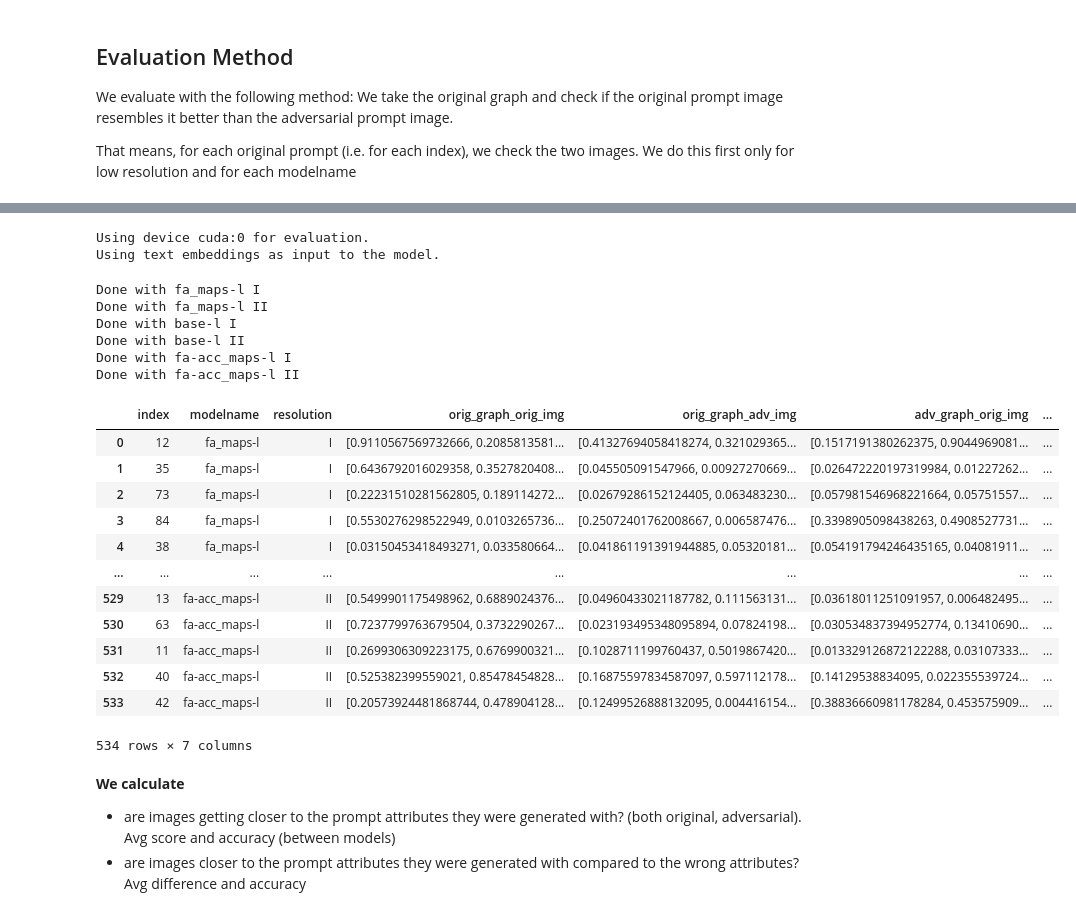
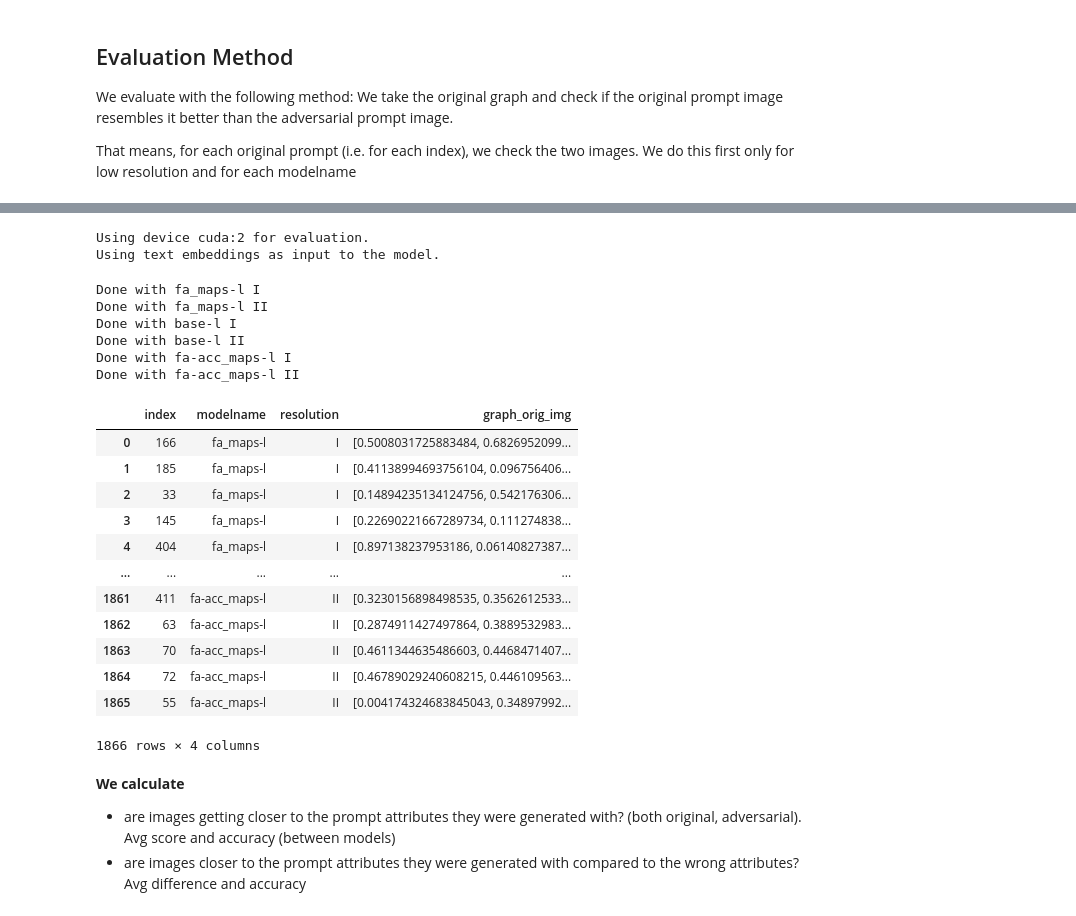
Before and after one commit to roberthoenig/GraphCLIP, a Jupyter notebook: notebooks/evaluate_stablediffusion_images.ipynb, the cells around one changed output, grey strips where cells are left out. Drawn from its saved outputs; the diff is of its cells as text; code cells hidden in the pictures.

```diff
--- a/notebooks/evaluate_stablediffusion_images.ipynb
+++ b/notebooks/evaluate_stablediffusion_images.ipynb
@@ -7,5 +7,6 @@ import os
 import pandas as pd
 import relational_image_generation_evaluation as rige
 ROOT_PATH = os.path.join(os.getcwd(), '..')
-EVALUATION_PATH = os.path.join(ROOT_PATH, 'datasets', 'evaluations')
+EVALUATION_PATH = os.path.join(ROOT_PATH, 'datasets', 'evaluations', 'CC-500')
 TO_EVALUATE = ['fa_maps-l', 'base-l', 'fa-acc_maps-l']
+CC500 = True
@@ -41,15 +73,44 @@ def get_stablediffusion_images(image_folder_path, modelname):
         })
     print(len(images))
     return images
+def get_stablediffusion_images_cc500(image_folder_path, modelname):
+    images = []
+    for image_path in os.listdir(image_folder_path):
+        if not image_path.endswith('.png'):
+            continue
+        # the image name has the form: index_seed_I/II.png. We extract the index, seed and I/II
+        index = int(image_path.split('_')[0])
+        if index not in index_to_graph_dict:
+            continue
+        seed = image_path.split('_')[1]
+        resolution = image_path.split('_')[2].split('.')[0]
+        image_path = os.path.join(image_folder_path, image_path)
+        # add the image to the dataframe
+        images.append({
+            'index': index,
+            'seed': seed,
+            'resolution': resolution,
+            'modelname': modelname,
+            'image_path': image_path,
+            'graph': index_to_graph_dict[(index)],
+        })
+    print(len(images))
+    return images
 all_images = []
 for foldername in TO_EVALUATE:
     path = os.path.join(EVALUATION_PATH, foldername)
-    dictlist = get_stablediffusion_images(path, foldername)
+    if CC500:
+        dictlist = get_stablediffusion_images_cc500(path, foldername)
+    else:
+        dictlist = get_stablediffusion_images(path, foldername)
     all_images += dictlist
 # convert the dictlist to a dataframe
 all_images = pd.DataFrame(all_images)
 display(all_images)
 print(all_images.shape)
 # print the type of the original graph in the first row
-print(type(all_images['original_graph'][0]))
+if not CC500:
+    print(type(all_images['original_graph'][0]))
+else:
+    print(type(all_images['graph'][0]))
 # %% [output]
@@ -137,9 +212,10 @@ def get_scores(evaluator, modelname, resolution):
     return scores
-# %%
-evaluator = rige.Evaluator('ViT-L/14')
-# %% [output]
-Using device cuda:0 for evaluation.
-Using text embeddings as input to the model.
+# %%
+local_weights_path = '/local/home/jthomm/GraphCLIP/experiments/2023-06-24/vision_transformer_8/model_epoch-v9.ckpt'
+evaluator = rige.Evaluator('ViT-L/14', model_weights_path=local_weights_path)
+# %% [output]
+Using device cuda:2 for evaluation.
+Using text embeddings as input to the model.
 # %%
 score_dict = []
 for modelname in TO_EVALUATE:
@@ -158,22 +234,23 @@ Done with fa-acc_maps-l I
 Done with fa-acc_maps-l II
 # %%
 # save the dataframe
+NAME = 'stablediffusion_scores_cc500_datacomp'
 display(score_df)
-score_df.to_csv(os.path.join(EVALUATION_PATH, 'stablediffusion_scores.csv'), index=False)
+score_df.to_csv(os.path.join(EVALUATION_PATH, f'{NAME}.csv'), index=False)
 # %% [output]
-|  | index | modelname | resolution | orig_graph_orig_img | orig_graph_adv_img | adv_graph_orig_img | ... |
-| 0 | 12 | fa_maps-l | I | [0.9110567569732666, 0.2085813581... | [0.41327694058418274, 0.321029365... | [0.1517191380262375, 0.9044969081... | ... |
-| 1 | 35 | fa_maps-l | I | [0.6436792016029358, 0.3527820408... | [0.045505091547966, 0.00927270669... | [0.026472220197319984, 0.01227262... | ... |
-| 2 | 73 | fa_maps-l | I | [0.22231510281562805, 0.189114272... | [0.02679286152124405, 0.063483230... | [0.057981546968221664, 0.05751557... | ... |
-| 3 | 84 | fa_maps-l | I | [0.5530276298522949, 0.0103265736... | [0.25072401762008667, 0.006587476... | [0.3398905098438263, 0.4908527731... | ... |
-| 4 | 38 | fa_maps-l | I | [0.03150453418493271, 0.033580664... | [0.041861191391944885, 0.05320181... | [0.054191794246435165, 0.04081911... | ... |
-| ... | ... | ... | ... | ... | ... | ... | ... |
-| 529 | 13 | fa-acc_maps-l | II | [0.5499901175498962, 0.6889024376... | [0.04960433021187782, 0.111563131... | [0.03618011251091957, 0.006482495... | ... |
-| 530 | 63 | fa-acc_maps-l | II | [0.7237799763679504, 0.3732290267... | [0.023193495348095894, 0.07824198... | [0.030534837394952774, 0.13410690... | ... |
-| 531 | 11 | fa-acc_maps-l | II | [0.2699306309223175, 0.6769900321... | [0.1028711199760437, 0.5019867420... | [0.013329126872122288, 0.03107333... | ... |
-| 532 | 40 | fa-acc_maps-l | II | [0.525382399559021, 0.85478454828... | [0.16875597834587097, 0.597112178... | [0.14129538834095, 0.022355539724... | ... |
-| 533 | 42 | fa-acc_maps-l | II | [0.20573924481868744, 0.478904128... | [0.12499526888132095, 0.004416154... | [0.38836660981178284, 0.453575909... | ... |
+|  | index | modelname | resolution | graph_orig_img |
+| 0 | 166 | fa_maps-l | I | [0.5008031725883484, 0.6826952099... |
+| 1 | 185 | fa_maps-l | I | [0.41138994693756104, 0.096756406... |
+| 2 | 33 | fa_maps-l | I | [0.14894235134124756, 0.542176306... |
+| 3 | 145 | fa_maps-l | I | [0.22690221667289734, 0.111274838... |
+| 4 | 404 | fa_maps-l | I | [0.897138237953186, 0.06140827387... |
+| ... | ... | ... | ... | ... |
+| 1861 | 411 | fa-acc_maps-l | II | [0.3230156898498535, 0.3562612533... |
+| 1862 | 63 | fa-acc_maps-l | II | [0.2874911427497864, 0.3889532983... |
+| 1863 | 70 | fa-acc_maps-l | II | [0.4611344635486603, 0.4468471407... |
+| 1864 | 72 | fa-acc_maps-l | II | [0.46789029240608215, 0.446109563... |
+| 1865 | 55 | fa-acc_maps-l | II | [0.004174324683845043, 0.34897992... |
-534 rows × 7 columns
+1866 rows × 4 columns
 # %% [markdown]
 **We calculate**
  * are images getting closer to the prompt attributes they were generated with? (both original, adversarial). Avg score and accuracy (between models)
```
Also changed, not shown: parts of 9 cells of this notebook, 7 other files.
